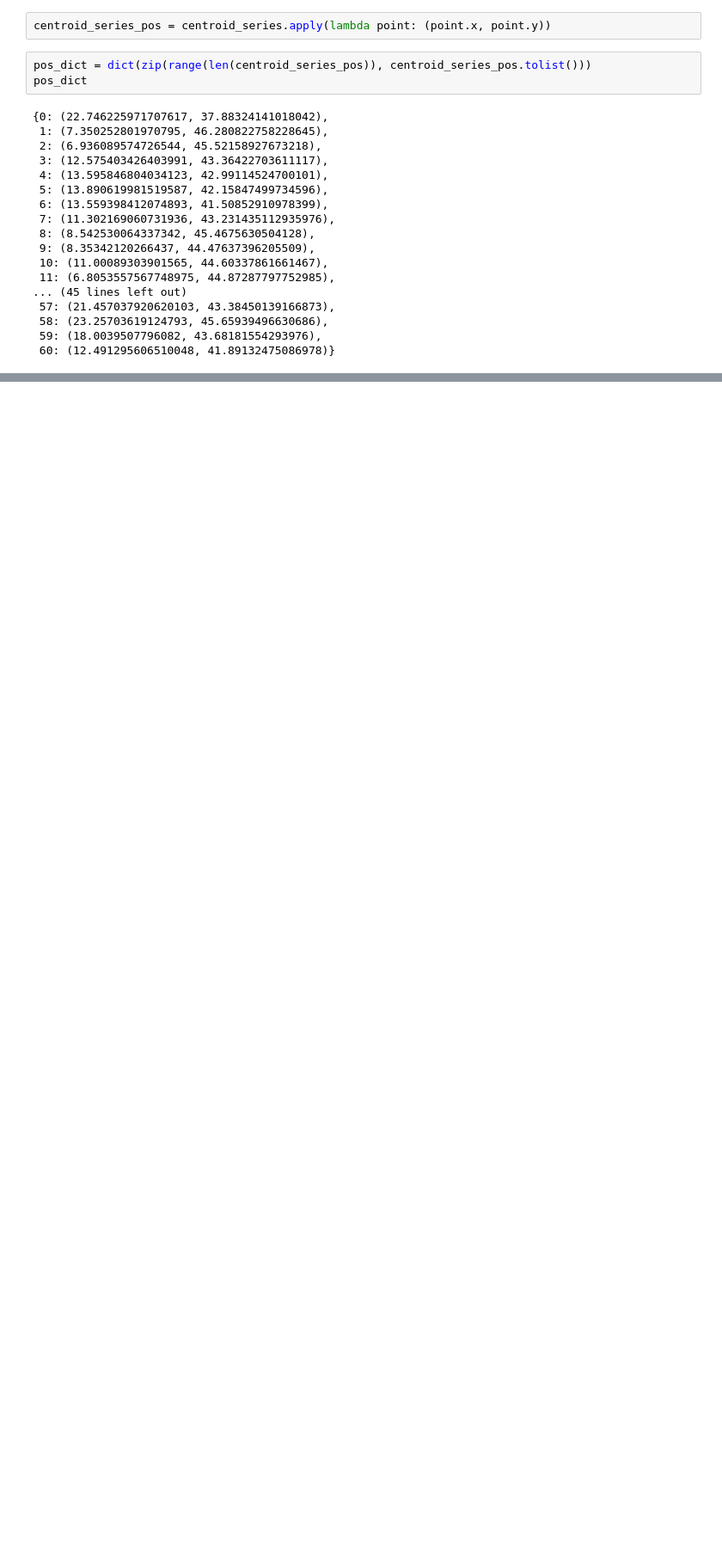
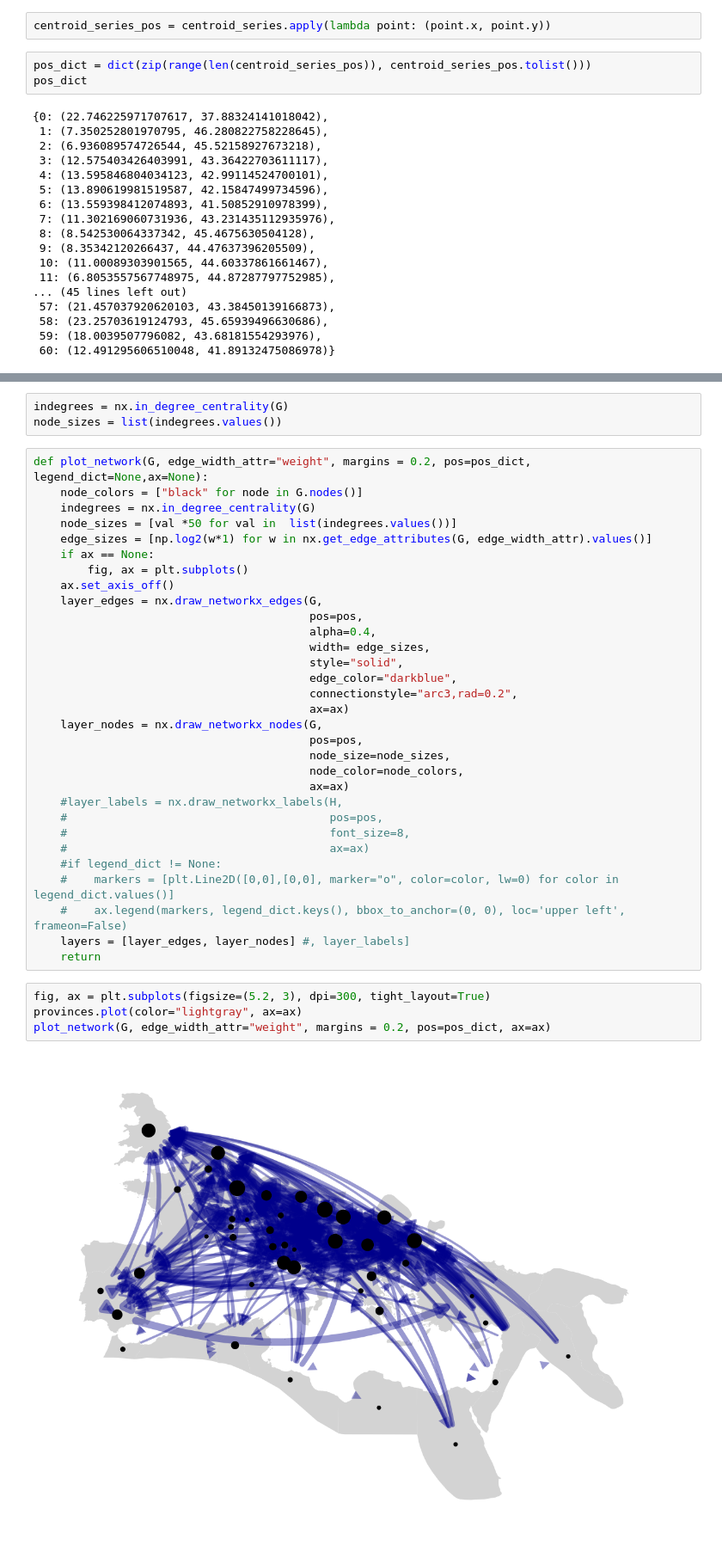
Before and after one commit to sdam-au/EDH_exploration, a Jupyter notebook: scripts/py_PROVINCES-NETWORK.ipynb, the cells around one changed output, grey strips where cells are left out. Shown at 86% size. Cells and saved outputs as stored; diff of their text form; blank space fills up the shorter version.

```diff
--- a/scripts/py_PROVINCES-NETWORK.ipynb
+++ b/scripts/py_PROVINCES-NETWORK.ipynb
@@ -117,0 +174,40 @@ nx.draw(gG, pos=pos_dict)
+# %%
+indegrees = nx.in_degree_centrality(G)
+node_sizes = list(indegrees.values())
+# %%
+def plot_network(G, edge_width_attr="weight", margins = 0.2, pos=pos_dict, legend_dict=None,ax=None):
+    node_colors = ["black" for node in G.nodes()]
+    indegrees = nx.in_degree_centrality(G)
+    node_sizes = [val *50 for val in  list(indegrees.values())]
+    edge_sizes = [np.log2(w*1) for w in nx.get_edge_attributes(G, edge_width_attr).values()]
+    if ax == None:
+        fig, ax = plt.subplots()
+    ax.set_axis_off()
+    layer_edges = nx.draw_networkx_edges(G,
+                                         pos=pos,
+                                         alpha=0.4,
+                                         width= edge_sizes,
+                                         style="solid",
+                                         edge_color="darkblue",
+                                         connectionstyle="arc3,rad=0.2",
+                                         ax=ax)
+    layer_nodes = nx.draw_networkx_nodes(G,
+                                         pos=pos,
+                                         node_size=node_sizes,
+                                         node_color=node_colors,
+                                         ax=ax)
+    #layer_labels = nx.draw_networkx_labels(H,
+    #                                       pos=pos,
+    #                                       font_size=8,
+    #                                       ax=ax)
+    #if legend_dict != None:
+    #    markers = [plt.Line2D([0,0],[0,0], marker="o", color=color, lw=0) for color in legend_dict.values()]
+    #    ax.legend(markers, legend_dict.keys(), bbox_to_anchor=(0, 0), loc='upper left', frameon=False)
+    layers = [layer_edges, layer_nodes] #, layer_labels]
+    return
+# %%
+fig, ax = plt.subplots(figsize=(5.2, 3), dpi=300, tight_layout=True)
+provinces.plot(color="lightgray", ax=ax)
+plot_network(G, edge_width_attr="weight", margins = 0.2, pos=pos_dict, ax=ax)
+# %% [output]
+[figure, added]
```
Also changed, not shown: parts of 23 cells of this notebook, 3 other files.
